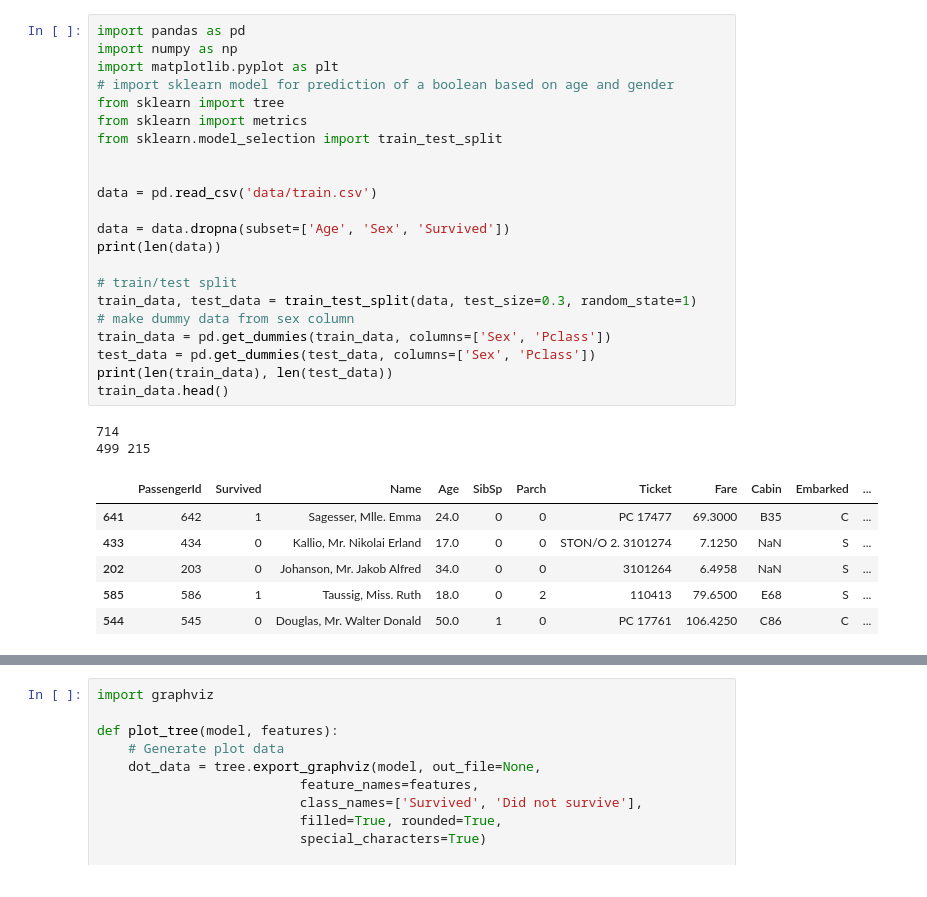
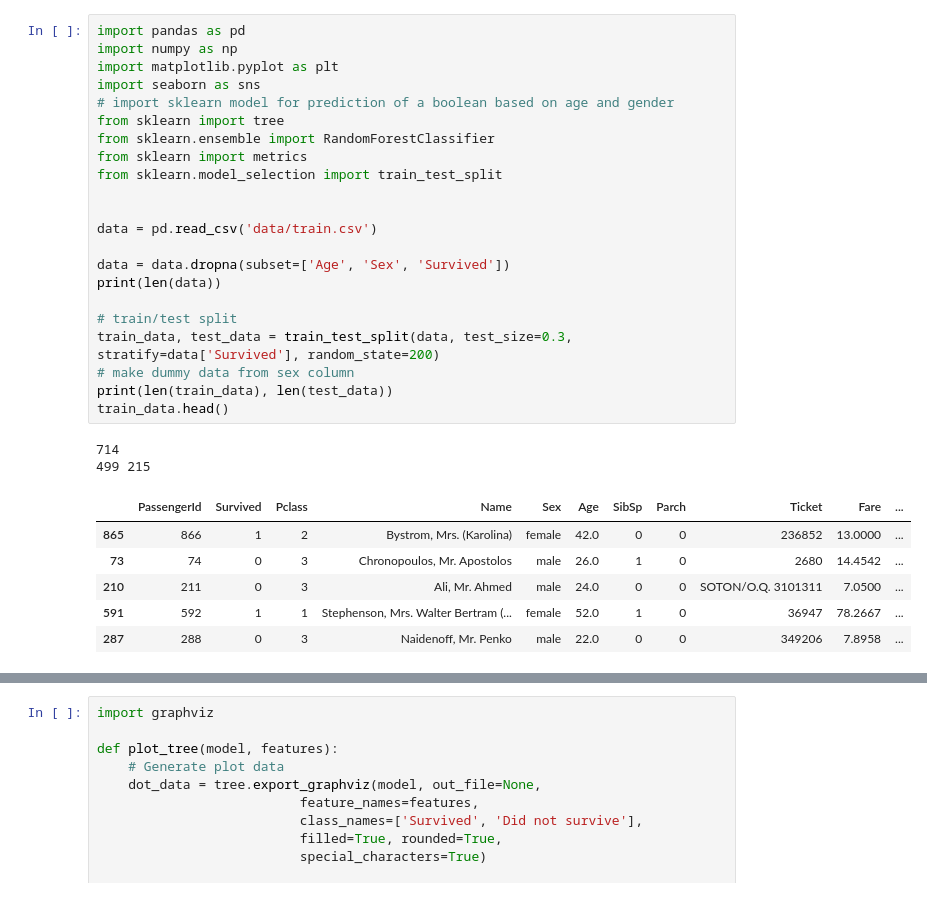
Before and after one commit to WesselKuijstermans/Minor, a Jupyter notebook: ML1_Challenge/Titanic_Challenge.ipynb, the cells around one changed output, grey strips where cells are left out. Saved outputs shown, nothing was run; the diff lists cells and outputs as text.

```diff
--- a/ML1_Challenge/Titanic_Challenge.ipynb
+++ b/ML1_Challenge/Titanic_Challenge.ipynb
@@ -1,31 +1,31 @@
 # %%
 import pandas as pd
 import numpy as np
 import matplotlib.pyplot as plt
+import seaborn as sns
 # import sklearn model for prediction of a boolean based on age and gender
 from sklearn import tree
+from sklearn.ensemble import RandomForestClassifier
 from sklearn import metrics
 from sklearn.model_selection import train_test_split
 
 
 data = pd.read_csv('data/train.csv')
 
 data = data.dropna(subset=['Age', 'Sex', 'Survived'])
 print(len(data))
 
 # train/test split
-train_data, test_data = train_test_split(data, test_size=0.3, random_state=1)
+train_data, test_data = train_test_split(data, test_size=0.3, stratify=data['Survived'], random_state=200)
 # make dummy data from sex column
-train_data = pd.get_dummies(train_data, columns=['Sex', 'Pclass'])
-test_data = pd.get_dummies(test_data, columns=['Sex', 'Pclass'])
 print(len(train_data), len(test_data))
 train_data.head()
 # %% [output]
 714
 499 215
-|  | PassengerId | Survived | Name | Age | SibSp | Parch | Ticket | Fare | Cabin | Embarked | ... |
-| 641 | 642 | 1 | Sagesser, Mlle. Emma | 24.0 | 0 | 0 | PC 17477 | 69.3000 | B35 | C | ... |
-| 433 | 434 | 0 | Kallio, Mr. Nikolai Erland | 17.0 | 0 | 0 | STON/O 2. 3101274 | 7.1250 | NaN | S | ... |
-| 202 | 203 | 0 | Johanson, Mr. Jakob Alfred | 34.0 | 0 | 0 | 3101264 | 6.4958 | NaN | S | ... |
-| 585 | 586 | 1 | Taussig, Miss. Ruth | 18.0 | 0 | 2 | 110413 | 79.6500 | E68 | S | ... |
-| 544 | 545 | 0 | Douglas, Mr. Walter Donald | 50.0 | 1 | 0 | PC 17761 | 106.4250 | C86 | C | ... |
+|  | PassengerId | Survived | Pclass | Name | Sex | Age | SibSp | Parch | Ticket | Fare | ... |
+| 865 | 866 | 1 | 2 | Bystrom, Mrs. (Karolina) | female | 42.0 | 0 | 0 | 236852 | 13.0000 | ... |
+| 73 | 74 | 0 | 3 | Chronopoulos, Mr. Apostolos | male | 26.0 | 1 | 0 | 2680 | 14.4542 | ... |
+| 210 | 211 | 0 | 3 | Ali, Mr. Ahmed | male | 24.0 | 0 | 0 | SOTON/O.Q. 3101311 | 7.0500 | ... |
+| 591 | 592 | 1 | 1 | Stephenson, Mrs. Walter Bertram (... | female | 52.0 | 1 | 0 | 36947 | 78.2667 | ... |
+| 287 | 288 | 0 | 3 | Naidenoff, Mr. Penko | male | 22.0 | 0 | 0 | 349206 | 7.8958 | ... |
```
Also changed, not shown: parts of 13 cells of this notebook, 33 other files.
